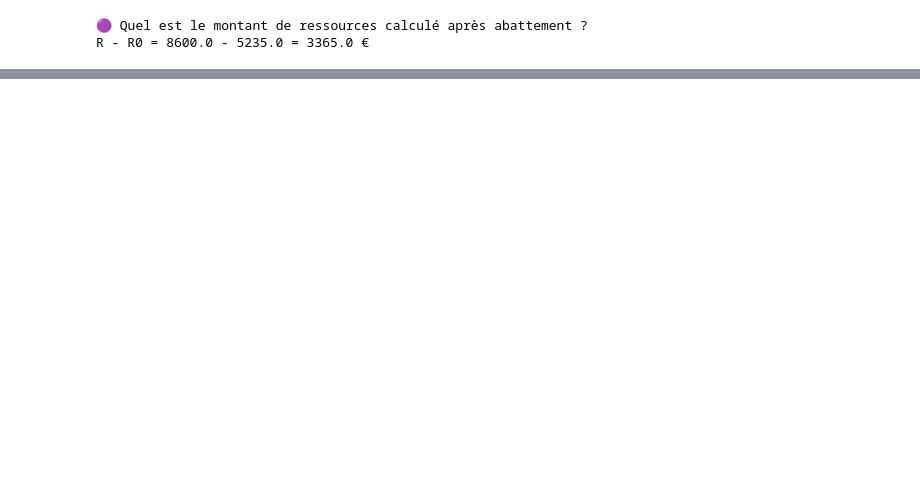
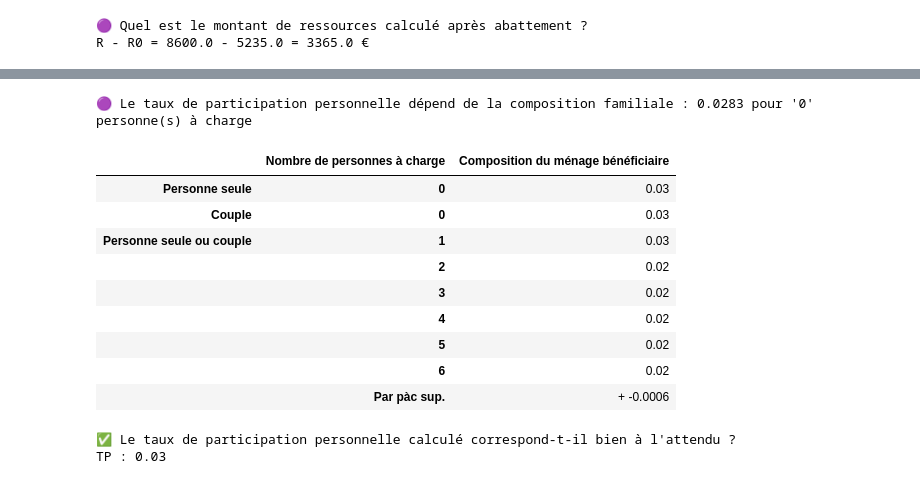
Before and after one commit to betagouv/aides-calculatrice-back, a Jupyter notebook: notebooks/apl_logement_ordinaire.ipynb, the cells around one changed output, grey strips where cells are left out. Drawn from its saved outputs; the diff is of its cells as text; code cells hidden in the pictures; blank space fills up the shorter version.

Commit message:
Ajoute le taux de participation personnelle

```diff
--- a/notebooks/apl_logement_ordinaire.ipynb
+++ b/notebooks/apl_logement_ordinaire.ipynb
@@ -624,0 +646,69 @@ R - R0 = 8600.0 - 5235.0 = 3365.0 €
+# %%
+# TODO métropole analysé - ajouter 'dom'
+
+parametres_tp = parametres_secteur_locatif_period.formule.pp_particip_perso.tp_taux.tf_taille_famille.metropole
+# %%
+# TABLEAU TP
+
+tp_analyse = parametres_tp.personnes_isolees  # TODO
+
+data_parametres_tp = {
+        ('Personne seule', '0'): [parametres_tp.personnes_isolees],
+        ('Couple', '0'): [parametres_tp.couples_0_enfant],
+        ('Personne seule ou couple', '1'): [parametres_tp.avec_1_enfant],
+        ('Personne seule ou couple', '2'): [parametres_tp.avec_2_enfants],
+        ('Personne seule ou couple', '3'): [parametres_tp.avec_3_enfants],
+        ('Personne seule ou couple', '4'): [parametres_tp.avec_4_enfants],
+        ('Personne seule ou couple', '5'): [parametres_tp.avec_5_enfants],
+        ('Personne seule ou couple', '6'): [parametres_tp.avec_6_enfants],
+        ('', 'Par pàc sup.'): [
+            f'+ {parametres_tp.maj_par_enf_supp}'
+            ]
+    }
+
+index = Index(['Composition du ménage bénéficiaire'], name='Nombre de personnes à charge')
+df_parametres_tp = DataFrame(data_parametres_tp, index=index)
+
+# Réorganiser les colonnes pour correspondre à l'ordre souhaité
+df_parametres_tp = df_parametres_tp[[
+    ('Personne seule', '0'),
+    ('Couple', '0'),
+    ('Personne seule ou couple', '1'),
+    ('Personne seule ou couple', '2'),
+    ('Personne seule ou couple', '3'),
+    ('Personne seule ou couple', '4'),
+    ('Personne seule ou couple', '5'),
+    ('Personne seule ou couple', '6'),
+    ('', 'Par pàc sup.')]]
+
+print(f"🟣 Le taux de participation personnelle dépend de la composition familiale : {tp_analyse} pour '{al_nb_personnes_a_charge}' personne(s) à charge")
+df_parametres_tp.T.style.format(precision=NB_DECIMALES).map(colorie_reference, reference=tp_analyse)
+# %% [output]
+🟣 Le taux de participation personnelle dépend de la composition familiale : 0.0283 pour '0' personne(s) à charge
+|  | Nombre de personnes à charge | Composition du ménage bénéficiaire |
+| Personne seule | 0 | 0.03 |
+| Couple | 0 | 0.03 |
+| Personne seule ou couple | 1 | 0.03 |
+|  | 2 | 0.02 |
+|  | 3 | 0.02 |
+|  | 4 | 0.02 |
+|  | 5 | 0.02 |
+|  | 6 | 0.02 |
+|  | Par pàc sup. | + -0.0006 |
+# %%
+# IDENTIFICATION DU TP CALCULE
+
+aide_logement_taux_famille = simulation.calculate('aide_logement_taux_famille', period)[0]  # TF
+aide_logement_taux_loyer = simulation.calculate('aide_logement_taux_loyer', period)[0]  # TL
+tp_calcule = aide_logement_taux_famille + aide_logement_taux_loyer
+
+condition_verification_TP = (round(tp_calcule, NB_DECIMALES) - tp_analyse) <= 0.01  # marge d'erreur pour écarts numpy.float32 et float (! ici plus faible qu'ailleurs)
+
+affiche_resultat(
+    "TP",
+    "Le taux de participation personnelle calculé correspond-t-il bien à l'attendu ?",
+    condition_verification_TP,
+    round(tp_calcule, NB_DECIMALES))
+# %% [output]
+✅ Le taux de participation personnelle calculé correspond-t-il bien à l'attendu ?
+TP : 0.03
```
Also changed, not shown: parts of 4 cells of this notebook.
